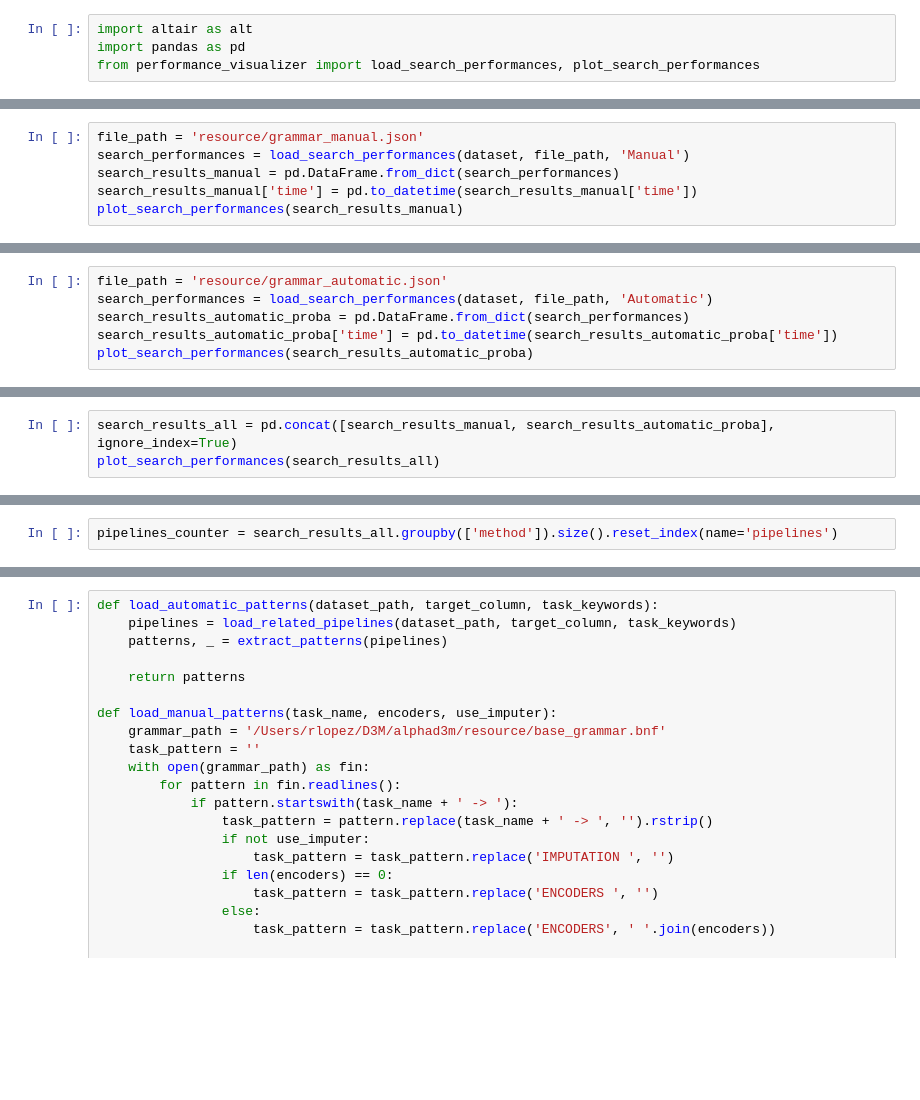
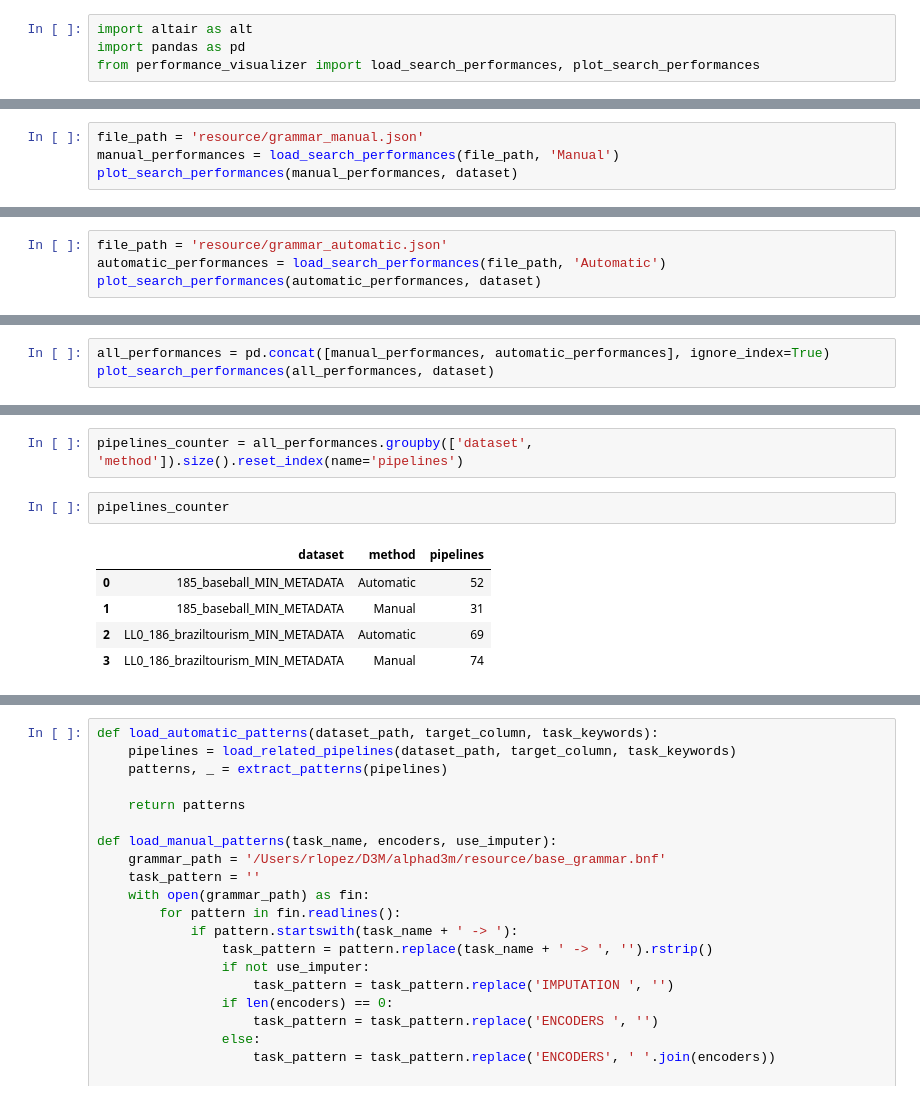
Before and after one commit to VIDA-NYU/alphad3m, a Jupyter notebook: scripts/grammar_analysis.ipynb, the cells around one changed output, grey strips where cells are left out. Drawn from its saved outputs; the diff is of its cells as text; blank space fills up the shorter version.

```diff
--- a/scripts/grammar_analysis.ipynb
+++ b/scripts/grammar_analysis.ipynb
@@ -393,21 +393,17 @@ dataset = '185_baseball_MIN_METADATA'
 # %%
 file_path = 'resource/grammar_manual.json'
-search_performances = load_search_performances(dataset, file_path, 'Manual')
-search_results_manual = pd.DataFrame.from_dict(search_performances)
-search_results_manual['time'] = pd.to_datetime(search_results_manual['time'])
-plot_search_performances(search_results_manual)
+manual_performances = load_search_performances(file_path, 'Manual')
+plot_search_performances(manual_performances, dataset)
 # %% [output]
 [interactive output not drawn]
 # %%
 file_path = 'resource/grammar_automatic.json'
-search_performances = load_search_performances(dataset, file_path, 'Automatic')
-search_results_automatic_proba = pd.DataFrame.from_dict(search_performances)
-search_results_automatic_proba['time'] = pd.to_datetime(search_results_automatic_proba['time'])
-plot_search_performances(search_results_automatic_proba)
+automatic_performances = load_search_performances(file_path, 'Automatic')
+plot_search_performances(automatic_performances, dataset)
 # %% [output]
 [interactive output not drawn]
 # %%
-search_results_all = pd.concat([search_results_manual, search_results_automatic_proba], ignore_index=True)
-plot_search_performances(search_results_all)
+all_performances = pd.concat([manual_performances, automatic_performances], ignore_index=True)
+plot_search_performances(all_performances, dataset)
 # %% [output]
 [interactive output not drawn]
@@ -433,5 +469,13 @@ error_bars + points
 # %% [output]
 [interactive output not drawn]
 # %%
-pipelines_counter = search_results_all.groupby(['method']).size().reset_index(name='pipelines')
+pipelines_counter = all_performances.groupby(['dataset', 'method']).size().reset_index(name='pipelines')
+# %%
+pipelines_counter
+# %% [output]
+|  | dataset | method | pipelines |
+| 0 | 185_baseball_MIN_METADATA | Automatic | 52 |
+| 1 | 185_baseball_MIN_METADATA | Manual | 31 |
+| 2 | LL0_186_braziltourism_MIN_METADATA | Automatic | 69 |
+| 3 | LL0_186_braziltourism_MIN_METADATA | Manual | 74 |
 # %%
```
Also changed, not shown: parts of 5 cells of this notebook, 6 other files.
